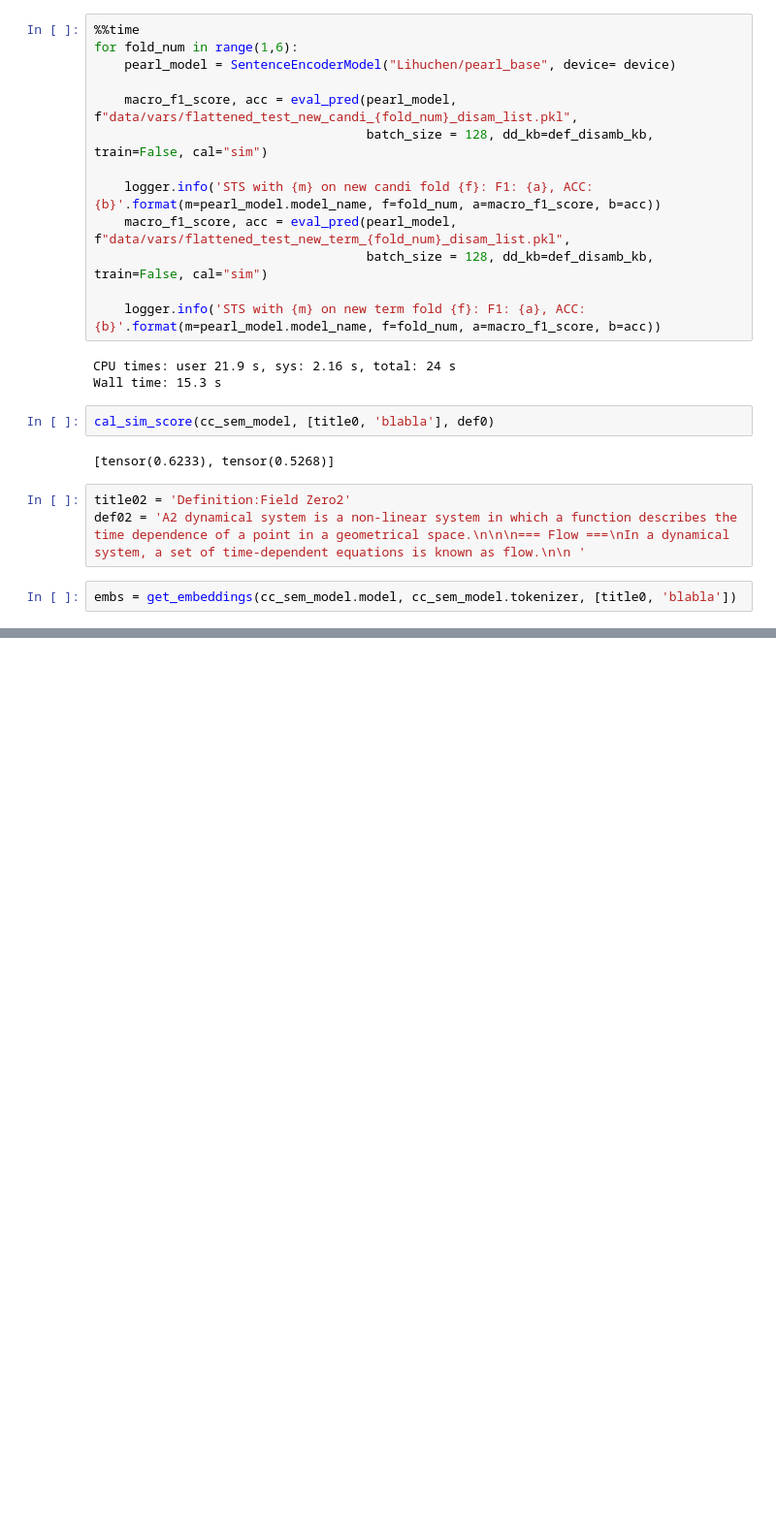
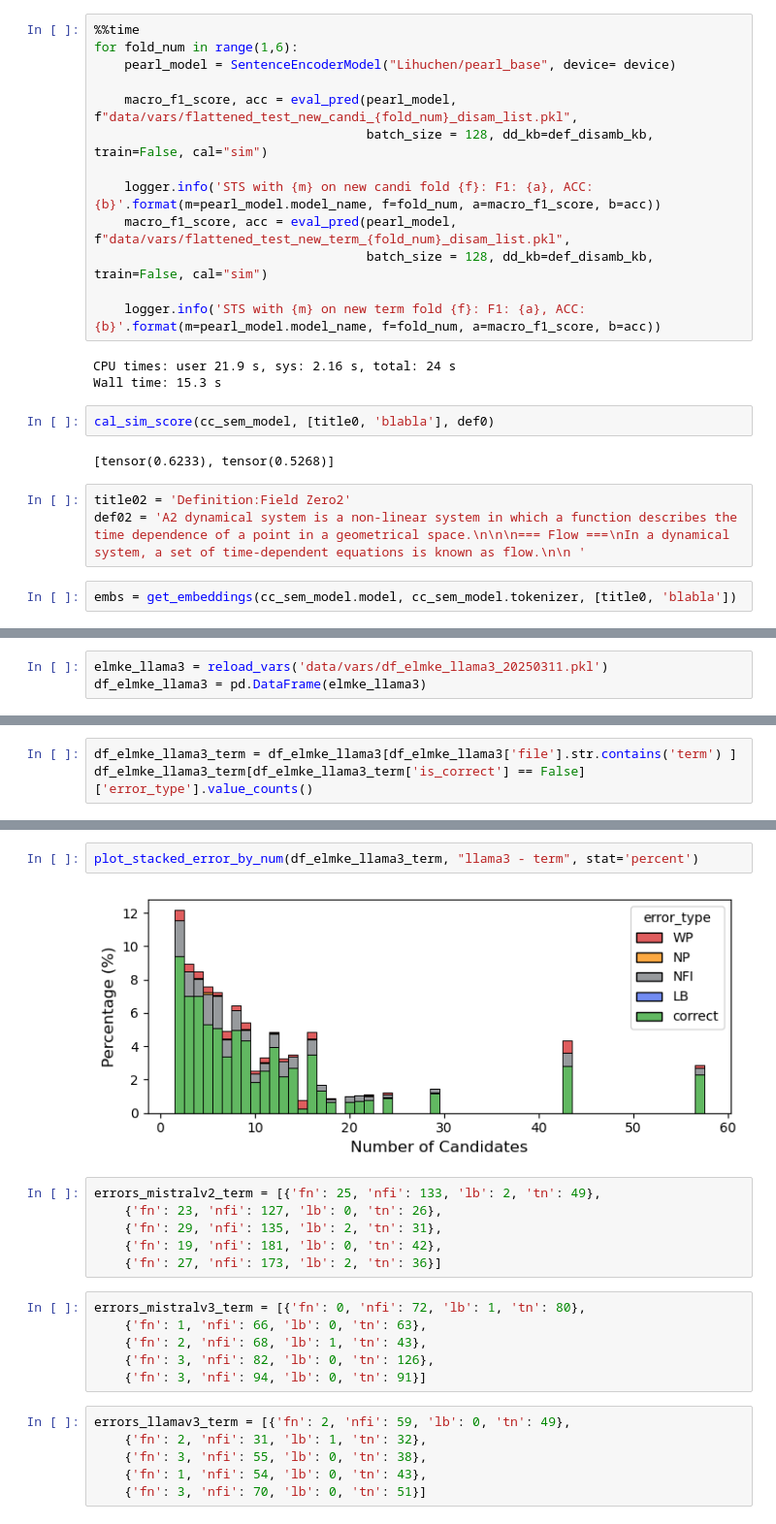
Before and after one commit to sufianj/MathTermDisambiguation, a Jupyter notebook: 20.SentencePairClassifier_5fold.ipynb, the cells around one changed output, grey strips where cells are left out. Shown at 97% size. Drawn from its saved outputs; the diff is of its cells as text; blank space fills up the shorter version.

```diff
--- a/20.SentencePairClassifier_5fold.ipynb
+++ b/20.SentencePairClassifier_5fold.ipynb
@@ -1173,0 +1211,3 @@ embs = get_embeddings(cc_sem_model.model, cc_sem_model.tokenizer, [title0, 'blab
+# %%
+elmke_llama3 = reload_vars('data/vars/df_elmke_llama3_20250311.pkl')
+df_elmke_llama3 = pd.DataFrame(elmke_llama3)
@@ -1173,0 +1242,3 @@ embs = get_embeddings(cc_sem_model.model, cc_sem_model.tokenizer, [title0, 'blab
+# %%
+df_elmke_llama3_term = df_elmke_llama3[df_elmke_llama3['file'].str.contains('term') ]
+df_elmke_llama3_term[df_elmke_llama3_term['is_correct'] == False]['error_type'].value_counts()
@@ -1173,0 +1452,22 @@ embs = get_embeddings(cc_sem_model.model, cc_sem_model.tokenizer, [title0, 'blab
+# %%
+plot_stacked_error_by_num(df_elmke_llama3_term, "llama3 - term", stat='percent')
+# %% [output]
+[figure, added]
+# %%
+errors_mistralv2_term = [{'fn': 25, 'nfi': 133, 'lb': 2, 'tn': 49},
+    {'fn': 23, 'nfi': 127, 'lb': 0, 'tn': 26},
+    {'fn': 29, 'nfi': 135, 'lb': 2, 'tn': 31},
+    {'fn': 19, 'nfi': 181, 'lb': 0, 'tn': 42},
+    {'fn': 27, 'nfi': 173, 'lb': 2, 'tn': 36}]
+# %%
+errors_mistralv3_term = [{'fn': 0, 'nfi': 72, 'lb': 1, 'tn': 80},
+    {'fn': 1, 'nfi': 66, 'lb': 0, 'tn': 63},
+    {'fn': 2, 'nfi': 68, 'lb': 1, 'tn': 43},
+    {'fn': 3, 'nfi': 82, 'lb': 0, 'tn': 126},
+    {'fn': 3, 'nfi': 94, 'lb': 0, 'tn': 91}]
+# %%
+errors_llamav3_term = [{'fn': 2, 'nfi': 59, 'lb': 0, 'tn': 49},
+    {'fn': 2, 'nfi': 31, 'lb': 1, 'tn': 32},
+    {'fn': 3, 'nfi': 55, 'lb': 0, 'tn': 38},
+    {'fn': 1, 'nfi': 54, 'lb': 0, 'tn': 43},
+    {'fn': 3, 'nfi': 70, 'lb': 0, 'tn': 51}]
```
Also changed, not shown: parts of 41 cells of this notebook, 8 other files.
